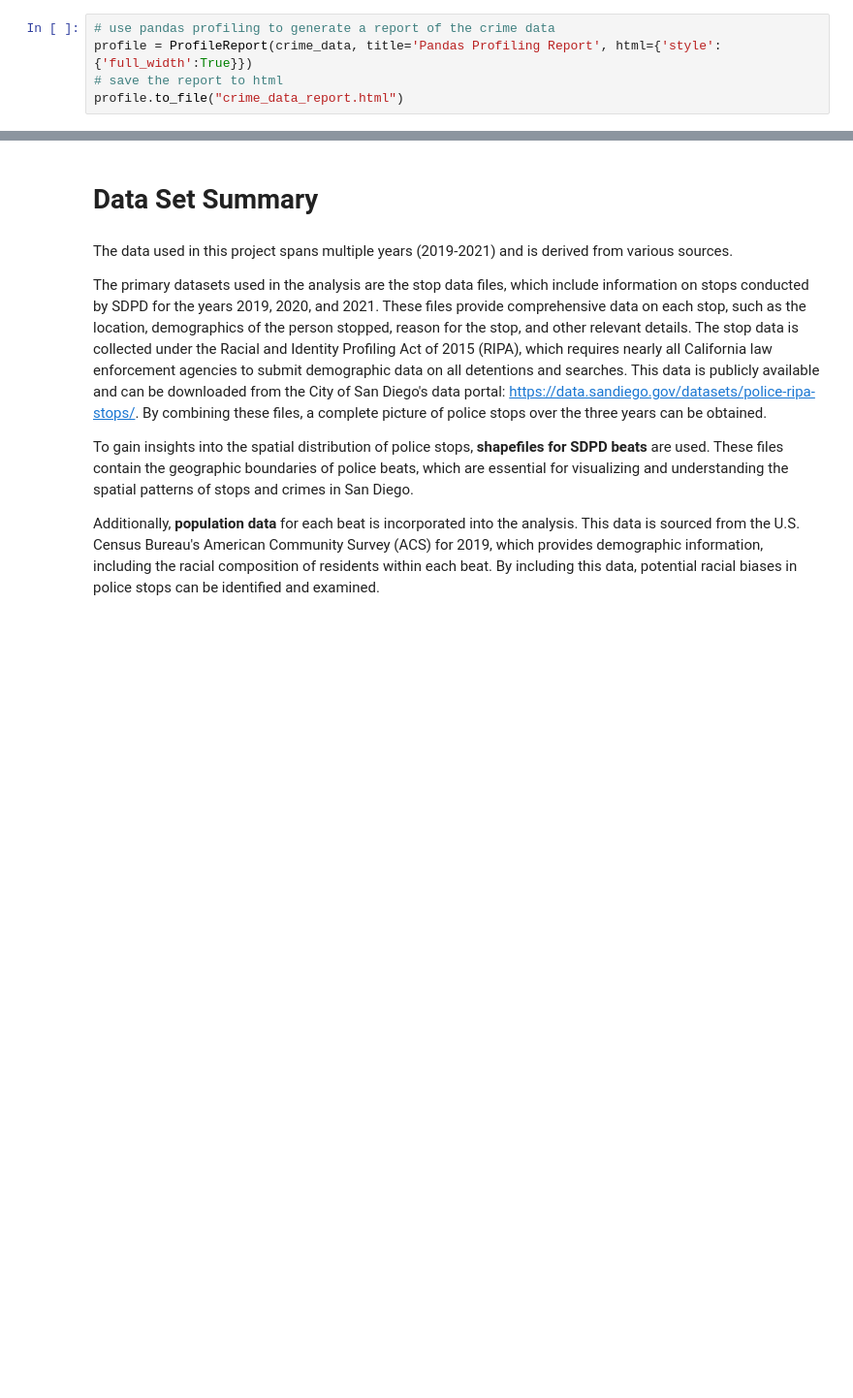
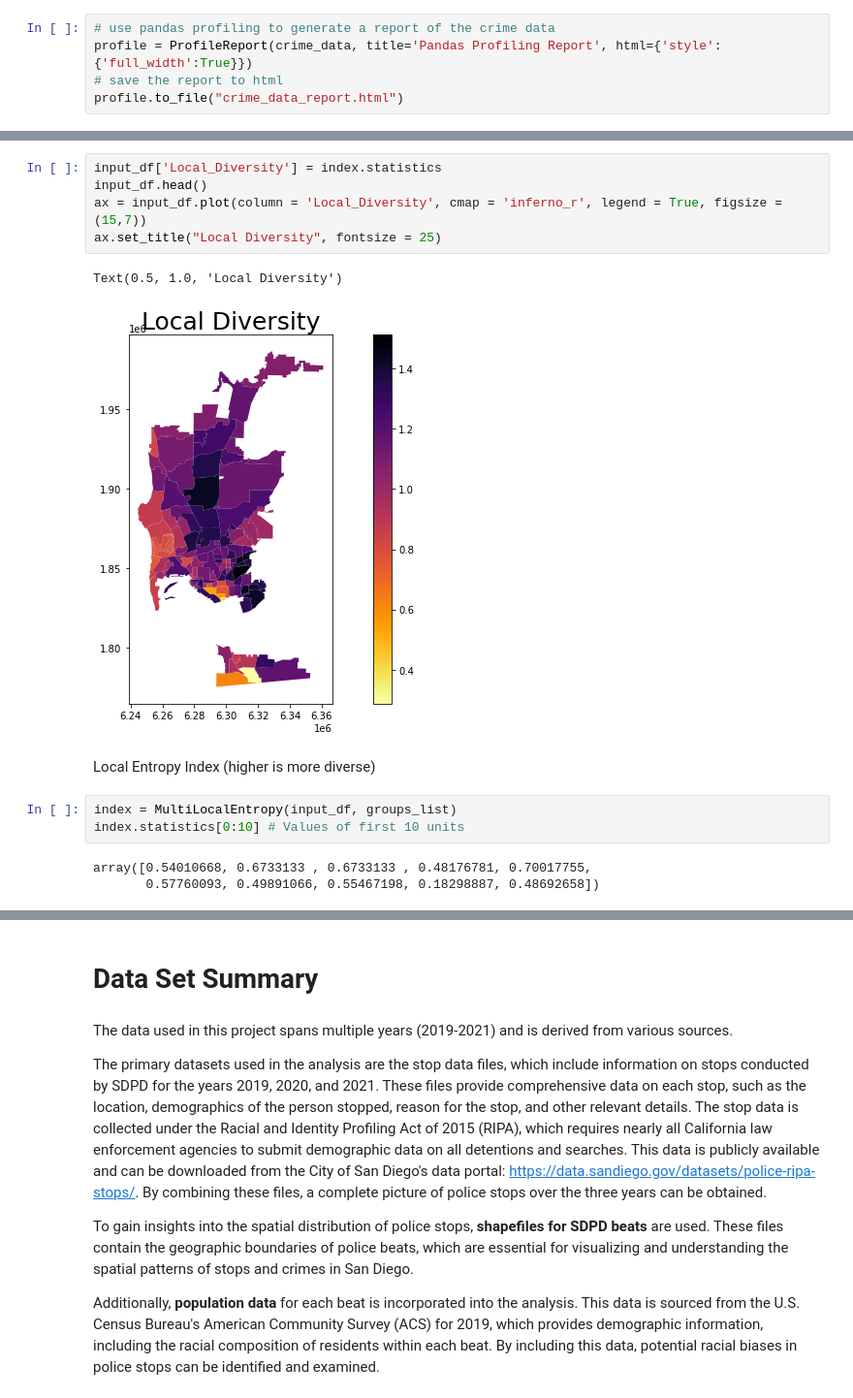
Before and after one commit to aldabbagh/DPI617, a Jupyter notebook: starter.ipynb, the cells around one changed output, grey strips where cells are left out. Shown at 97% size. Saved outputs shown, nothing was run; the diff lists cells and outputs as text; blank space fills up the shorter version.

```diff
--- a/starter.ipynb
+++ b/starter.ipynb
@@ -575,0 +712,16 @@ profile.to_file("crime_data_report.html")
+# %%
+input_df['Local_Diversity'] = index.statistics
+input_df.head()
+ax = input_df.plot(column = 'Local_Diversity', cmap = 'inferno_r', legend = True, figsize = (15,7))
+ax.set_title("Local Diversity", fontsize = 25)
+# %% [output]
+Text(0.5, 1.0, 'Local Diversity')
+[figure, added]
+# %% [markdown]
+Local Entropy Index (higher is more diverse)
+# %%
+index = MultiLocalEntropy(input_df, groups_list)
+index.statistics[0:10] # Values of first 10 units
+# %% [output]
+array([0.54010668, 0.6733133 , 0.6733133 , 0.48176781, 0.70017755,
+       0.57760093, 0.49891066, 0.55467198, 0.18298887, 0.48692658])
```
Also changed, not shown: parts of 15 cells of this notebook, 2 other files.
